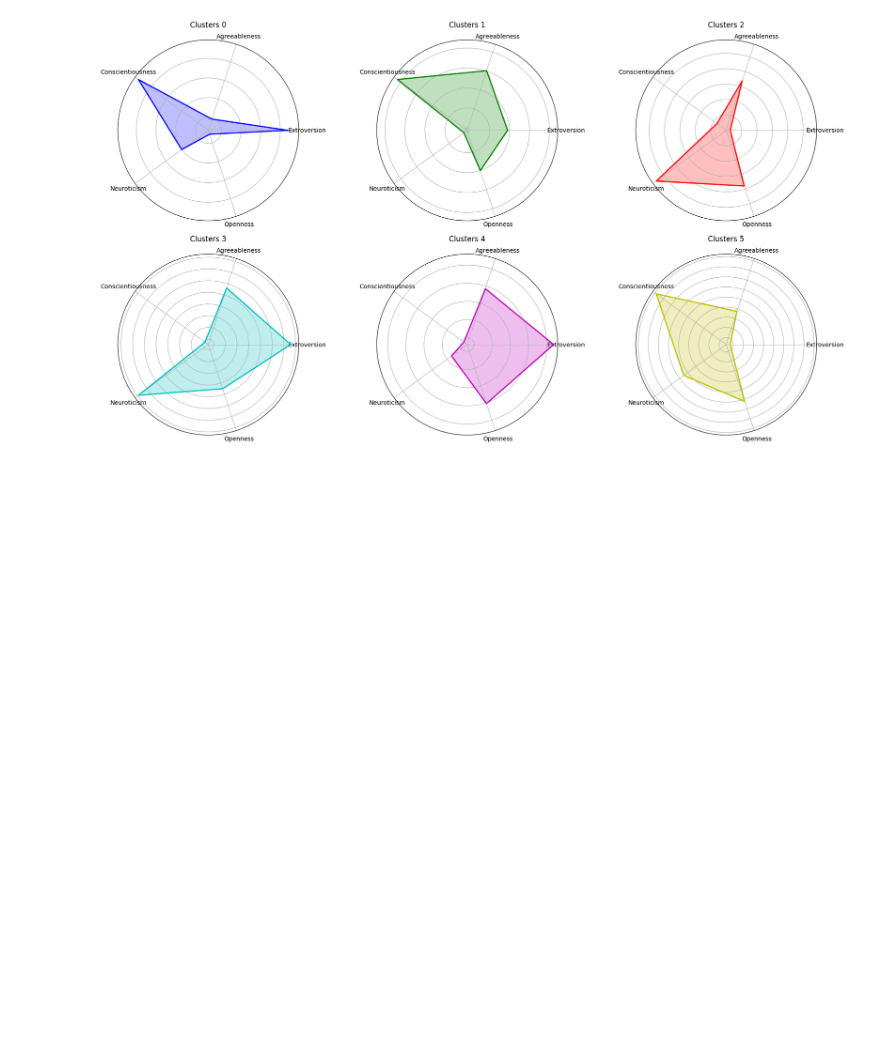
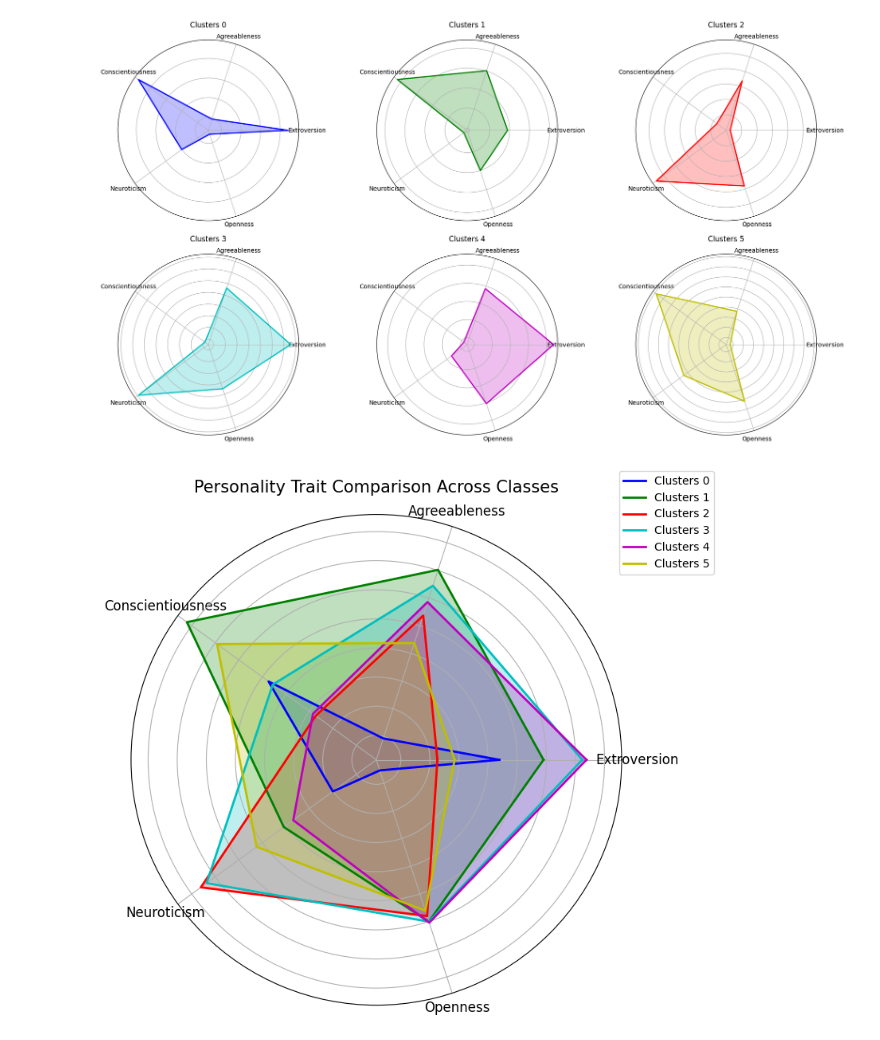
Before and after one commit to hammer-pp/Career-path-guidance-web-application, a Jupyter notebook: ML/notebook/cluster_bigfive.ipynb, the cells around one changed output. Drawn from its saved outputs; the diff is of its cells as text; code cells hidden in the pictures; blank space fills up the shorter version.

```diff
--- a/ML/notebook/cluster_bigfive.ipynb
+++ b/ML/notebook/cluster_bigfive.ipynb
@@ -299,3 +299,30 @@ plt.tight_layout()
 plt.show()
 # %% [output]
 [figure]
+# %%
+# Prepare angles
+angles = np.linspace(0, 2 * np.pi, len(labels), endpoint=False).tolist()
+angles += angles[:1]
+
+# Setup chart
+fig, ax = plt.subplots(figsize=(8, 8), subplot_kw=dict(polar=True))
+
+colors = ['b', 'g', 'r', 'c', 'm', 'y']
+
+# Plot each class
+for idx, (class_name, values) in enumerate(data.items()):
+    values = values + values[:1]
+    ax.plot(angles, values, color=colors[idx % len(colors)], linewidth=2, label=class_name)
+    ax.fill(angles, values, color=colors[idx % len(colors)], alpha=0.25)
+
+# Customize labels and title
+ax.set_xticks(angles[:-1])
+ax.set_xticklabels(labels, fontsize=12)
+ax.set_yticklabels([])
+ax.set_title('Personality Trait Comparison Across Classes', size=15, pad=20)
+ax.legend(loc='upper right', bbox_to_anchor=(1.2, 1.1))
+
+# Display
+plt.show()
+# %% [output]
+[figure, added]
```
Also changed, not shown: 2 other files.
